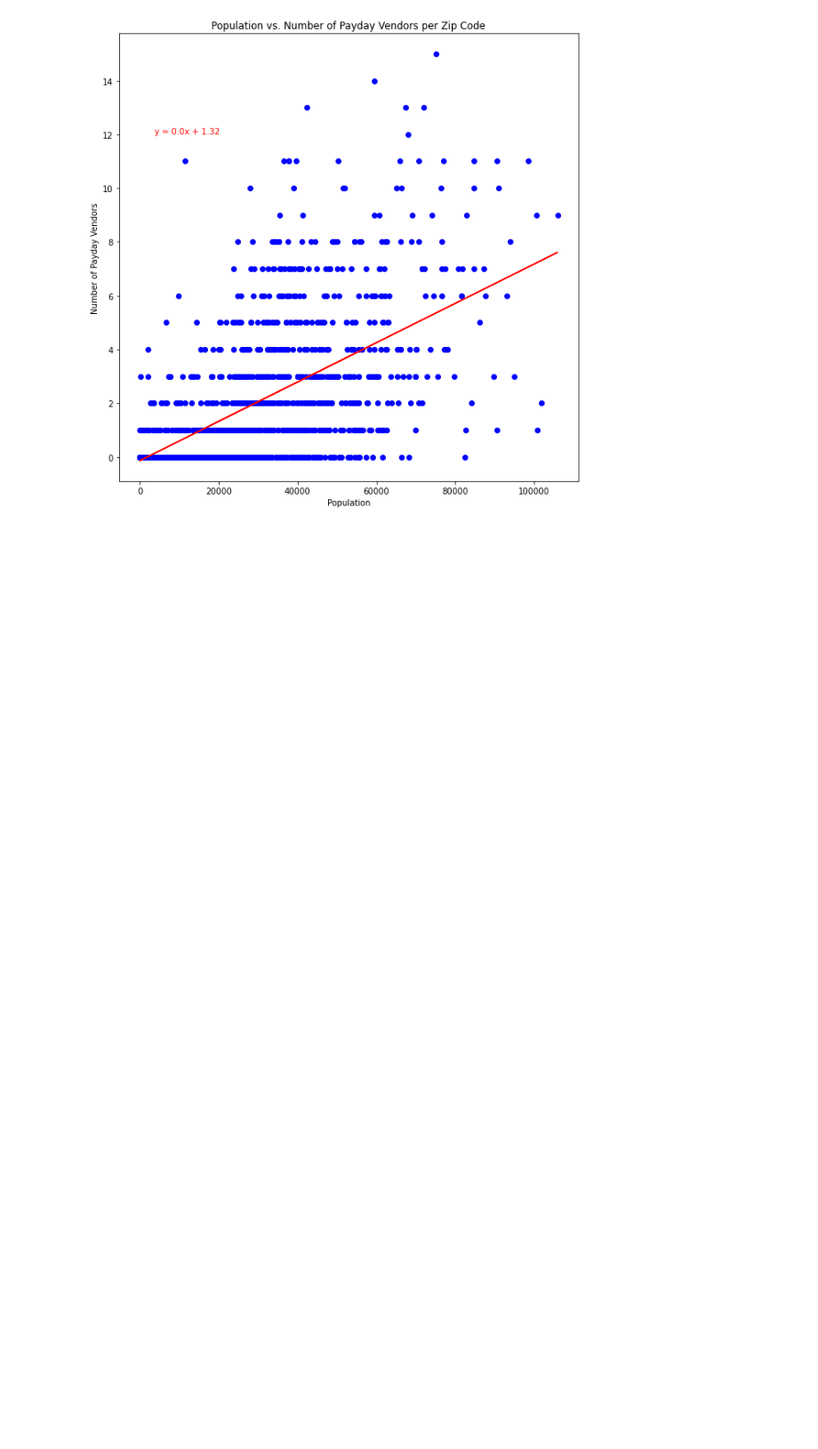
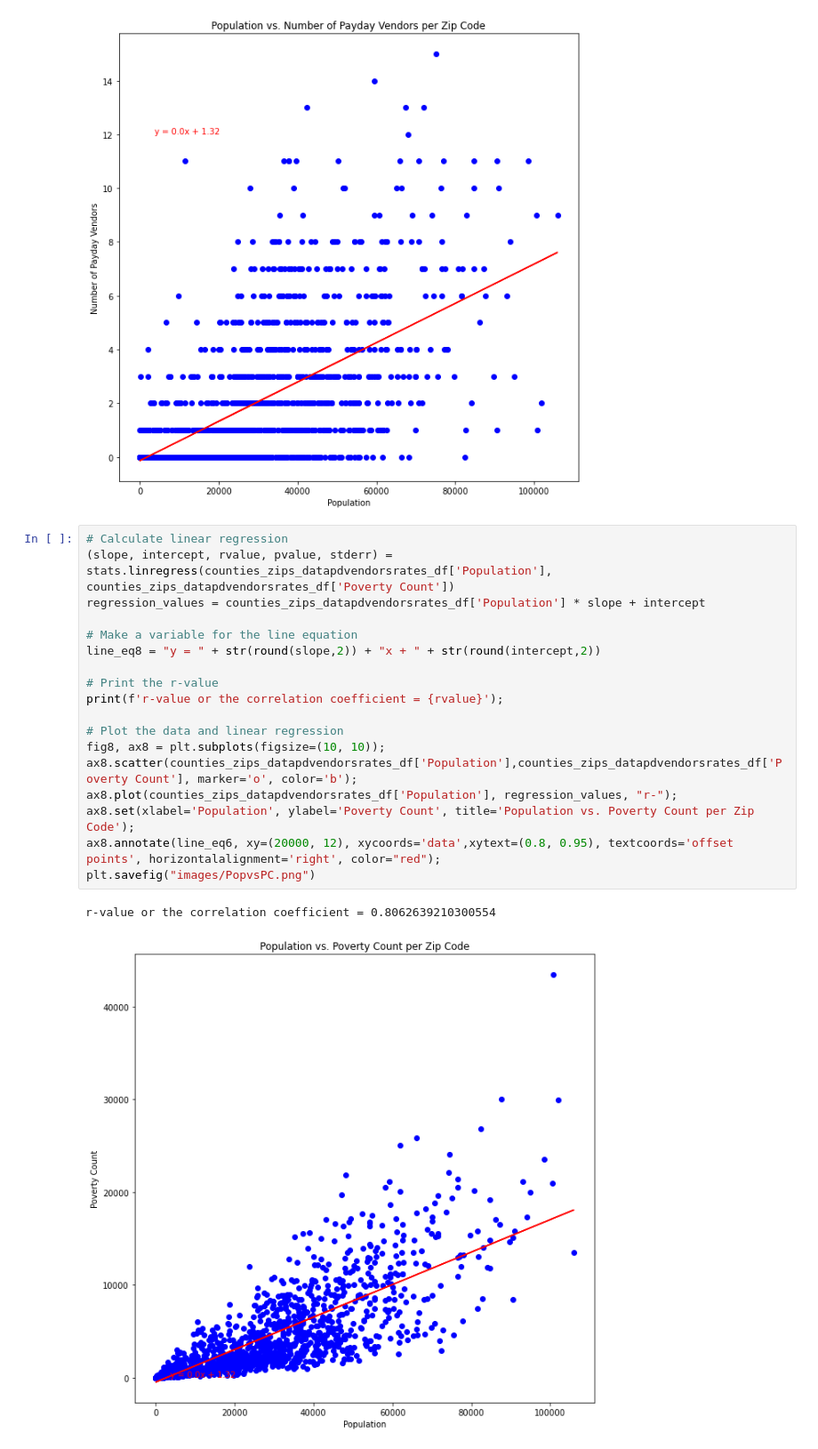
Before and after one commit to sistre/MMM, a Jupyter notebook: paydaymergeviz.ipynb, the cells around one changed output. Shown at 89% size. Drawn from its saved outputs; the diff is of its cells as text; blank space fills up the shorter version.

Commit message:
Final final notebook to perfrom final calculations and visualizations

```diff
--- a/paydaymergeviz.ipynb
+++ b/paydaymergeviz.ipynb
@@ -320,3 +334,24 @@ plt.savefig("images/PopvsVen.png")
 # %% [output]
 r-value or the correlation coefficient = 0.6389121702396012
 [figure]
+# %%
+# Calculate linear regression
+(slope, intercept, rvalue, pvalue, stderr) = stats.linregress(counties_zips_datapdvendorsrates_df['Population'], counties_zips_datapdvendorsrates_df['Poverty Count'])
+regression_values = counties_zips_datapdvendorsrates_df['Population'] * slope + intercept
+
+# Make a variable for the line equation
+line_eq8 = "y = " + str(round(slope,2)) + "x + " + str(round(intercept,2))
+
+# Print the r-value
+print(f'r-value or the correlation coefficient = {rvalue}');
+
+# Plot the data and linear regression
+fig8, ax8 = plt.subplots(figsize=(10, 10));
+ax8.scatter(counties_zips_datapdvendorsrates_df['Population'],counties_zips_datapdvendorsrates_df['Poverty Count'], marker='o', color='b');
+ax8.plot(counties_zips_datapdvendorsrates_df['Population'], regression_values, "r-");
+ax8.set(xlabel='Population', ylabel='Poverty Count', title='Population vs. Poverty Count per Zip Code');
+ax8.annotate(line_eq6, xy=(20000, 12), xycoords='data',xytext=(0.8, 0.95), textcoords='offset points', horizontalalignment='right', color="red");
+plt.savefig("images/PopvsPC.png")
+# %% [output]
+r-value or the correlation coefficient = 0.8062639210300554
+[figure, added]
```
Also changed, not shown: parts of 1 cell of this notebook, 1 other file.
